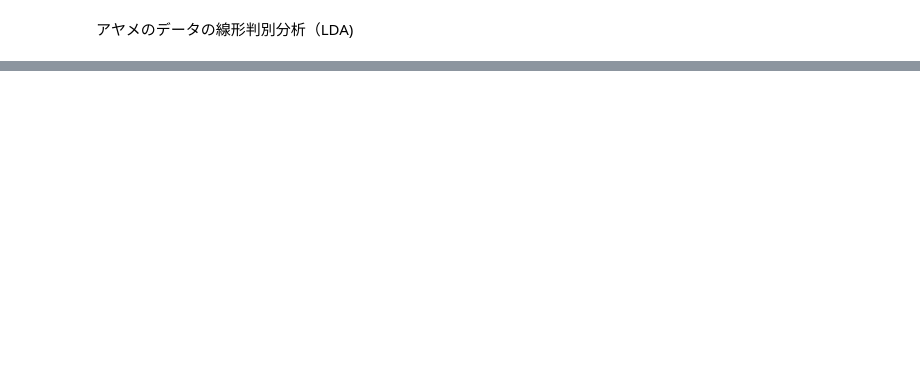
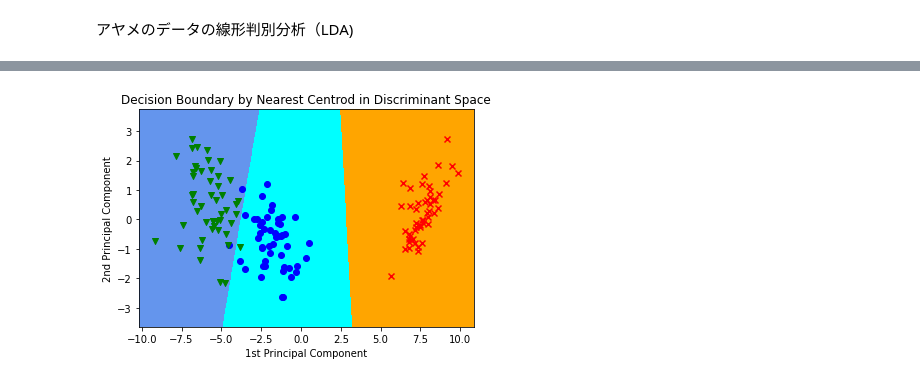
Before and after one commit to namoshi/ml_intro, a Jupyter notebook: LDA_iris.ipynb, the cells around one changed output, grey strips where cells are left out. Cells and saved outputs as stored; diff of their text form; code cells hidden in the pictures; blank space fills up the shorter version.

```diff
--- a/LDA_iris.ipynb
+++ b/LDA_iris.ipynb
@@ -42,0 +48,16 @@ The PostScript backend does not support transparency; partially transparent arti
+# %%
+# Classification the trining samples by nearest centroid classifier
+from sklearn.neighbors import NearestCentroid
+from sklearn.metrics import classification_report
+from sklearn.metrics import confusion_matrix
+
+clf = NearestCentroid()
+clf.fit(X_r, y)
+y_pred = clf.predict(X_r)
+
+#print(y_pred)
+
+print(classification_report(y, y_pred))
+
+CFM = confusion_matrix(y, y_pred)
+print('Confusion Matirx\n', CFM)
@@ -42,0 +79,39 @@ The PostScript backend does not support transparency; partially transparent arti
+# %%
+import numpy as np
+import matplotlib.pyplot as plt
+from matplotlib.colors import ListedColormap
+
+h = .02  # step size in the mesh
+
+# Create color maps
+cmap_light = ListedColormap(['orange', 'cyan', 'cornflowerblue'])
+cmap_bold = ListedColormap(['darkorange', 'c', 'darkblue'])
+
+# Plot the decision boundary. For that, we will assign a color to each
+# point in the mesh [x_min, x_max]x[y_min, y_max].
+x_min, x_max = X_r[:, 0].min() - 1, X_r[:, 0].max() + 1
+y_min, y_max = X_r[:, 1].min() - 1, X_r[:, 1].max() + 1
+xx, yy = np.meshgrid(np.arange(x_min, x_max, h),
+                         np.arange(y_min, y_max, h))
+Z = clf.predict(np.c_[xx.ravel(), yy.ravel()])
+
+# Put the result into a color plot
+Z = Z.reshape(xx.shape)
+plt.figure()
+plt.pcolormesh(xx, yy, Z, cmap=cmap_light)
+
+# Plot also the training points
+for c, marker, target_name  in zip(colors, markers, target_names):
+    plt.scatter(X_r[y_name == target_name, 0], X_r[y_name == target_name, 1], c=c, marker=marker, label = target_name)
+
+#plt.scatter(X_r[:, 0], X_r[:, 1], c=y, cmap=cmap_bold,
+#                edgecolor='k', s=20)
+plt.title("Decision Boundary by Nearest Centrod in Discriminant Space")
+#plt.axis('tight')
+plt.xlabel('1st Principal Component')
+plt.ylabel('2nd Principal Component')
+plt.savefig('lda_iris_boundary.eps')
+
+plt.show()
+# %% [output]
+[figure, added]
```
Also changed, not shown: parts of 5 cells of this notebook.
